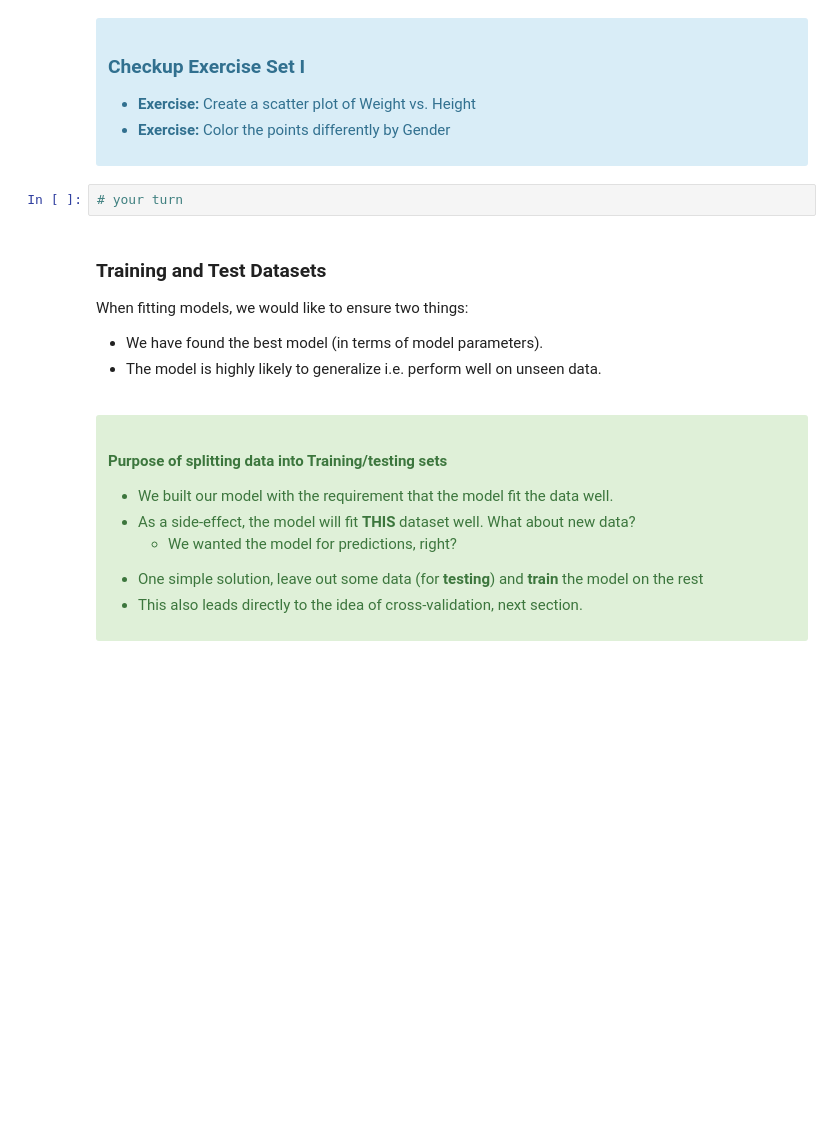
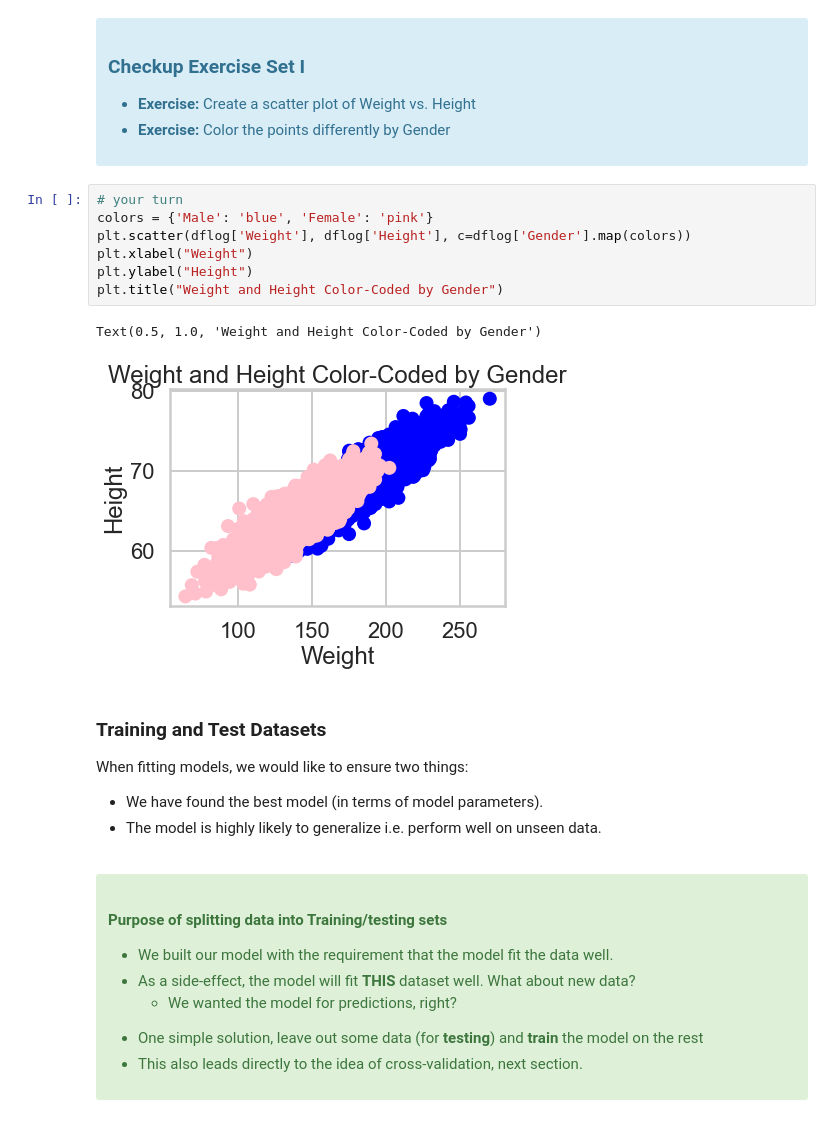
Before and after one commit to raywhelan01/mec-mini-projects, a Jupyter notebook: mec-12.4.2-logistic-regression-mini-project/Mini_Project_Logistic_Regression.ipynb, the cells around one changed output. Drawn from its saved outputs; the diff is of its cells as text; blank space fills up the shorter version.

```diff
--- a/mec-12.4.2-logistic-regression-mini-project/Mini_Project_Logistic_Regression.ipynb
+++ b/mec-12.4.2-logistic-regression-mini-project/Mini_Project_Logistic_Regression.ipynb
@@ -120,8 +120,16 @@ with the "response" or "label" $y$ as a plain array of 0s and 1s for binary clas
   <li> <b>Exercise:</b> Color the points differently by Gender
 </ul>
 </div>
-# %%
-# your turn
+# %%
+# your turn
+colors = {'Male': 'blue', 'Female': 'pink'}
+plt.scatter(dflog['Weight'], dflog['Height'], c=dflog['Gender'].map(colors))
+plt.xlabel("Weight")
+plt.ylabel("Height")
+plt.title("Weight and Height Color-Coded by Gender")
+# %% [output]
+Text(0.5, 1.0, 'Weight and Height Color-Coded by Gender')
+[figure, added]
 # %% [markdown]
 ### Training and Test Datasets
 
```
Also changed, not shown: parts of 12 cells of this notebook.
